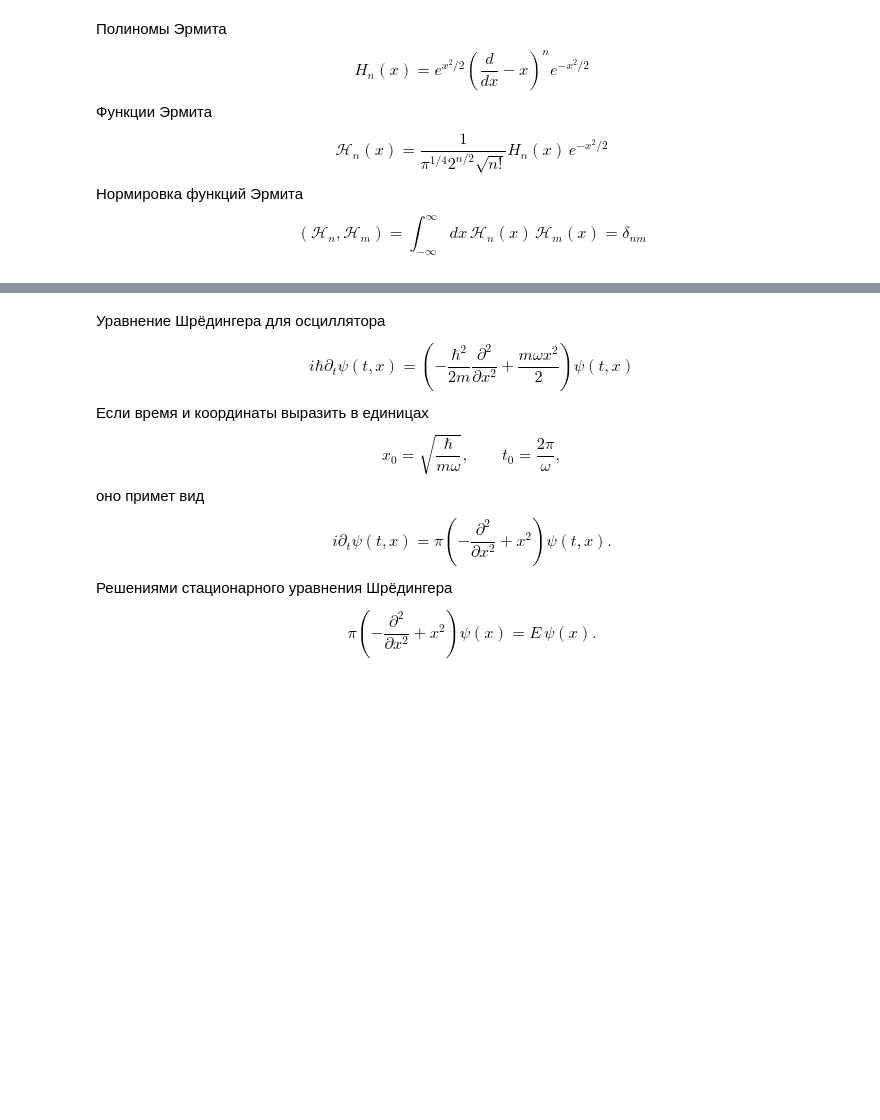
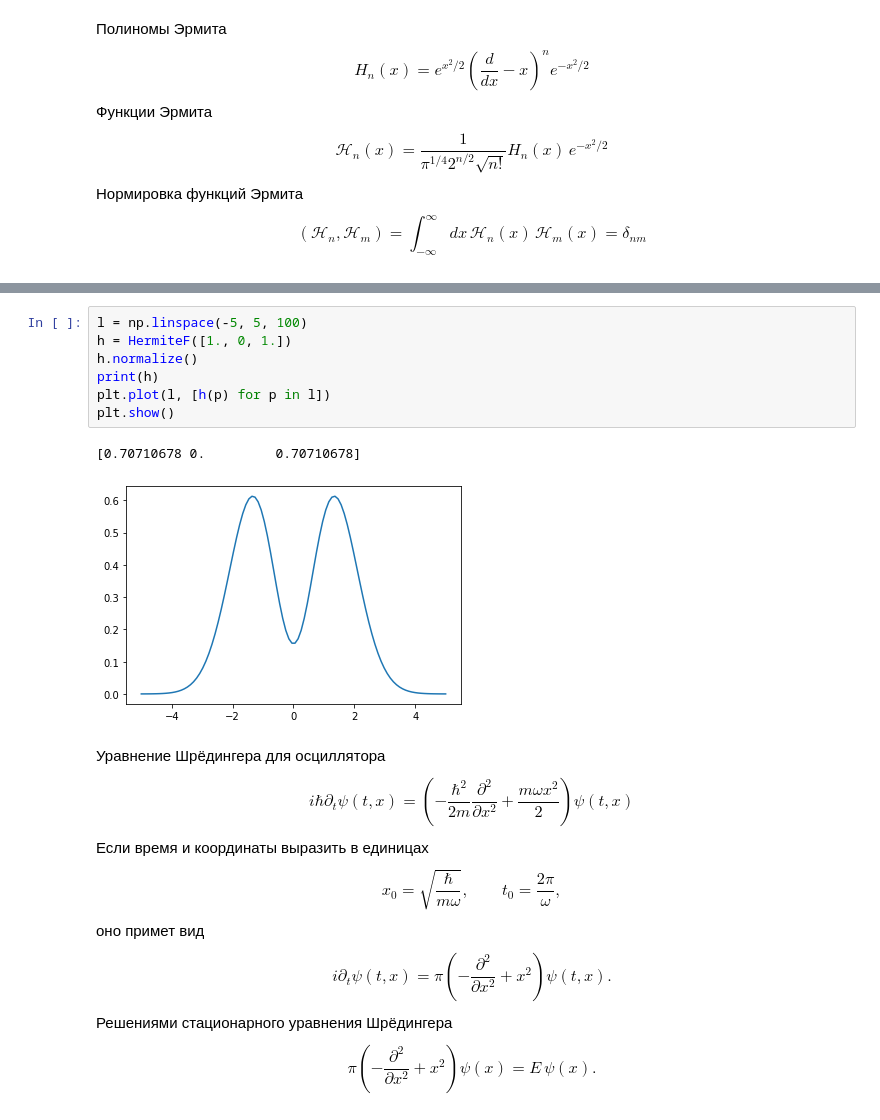
Before and after one commit to kolganovn/quantum, a Jupyter notebook: Oscillator.ipynb, the cells around one changed output, grey strips where cells are left out. Saved outputs shown, nothing was run; the diff lists cells and outputs as text; blank space fills up the shorter version.

```diff
--- a/Oscillator.ipynb
+++ b/Oscillator.ipynb
@@ -46,3 +126,13 @@ def proj(k, f):
+# %%
+l = np.linspace(-5, 5, 100)
+h = HermiteF([1., 0, 1.])
+h.normalize()
+print(h)
+plt.plot(l, [h(p) for p in l])
+plt.show()
+# %% [output]
+[0.70710678 0.         0.70710678]
+[figure, added]
 # %% [markdown]
 Уравнение Шрёдингера для осциллятора
 $$
```
Also changed, not shown: parts of 19 cells of this notebook.
